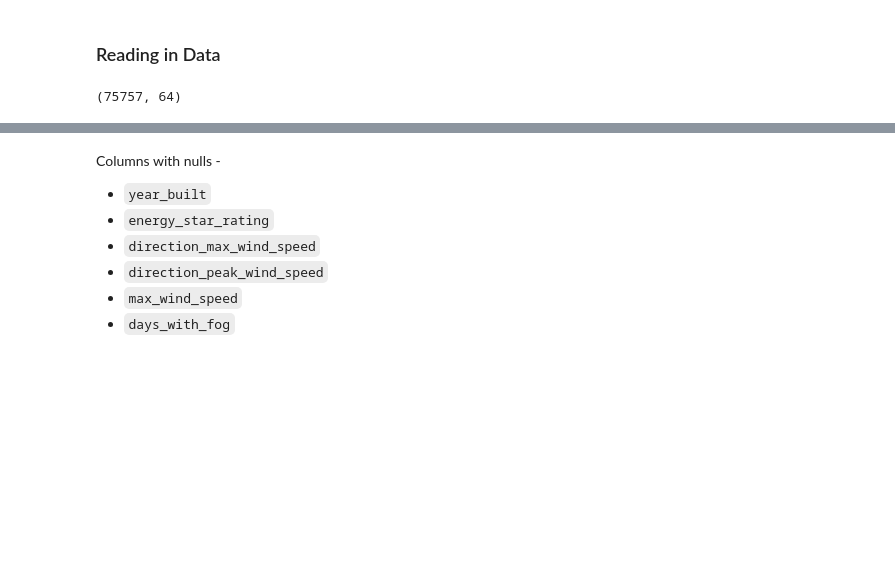
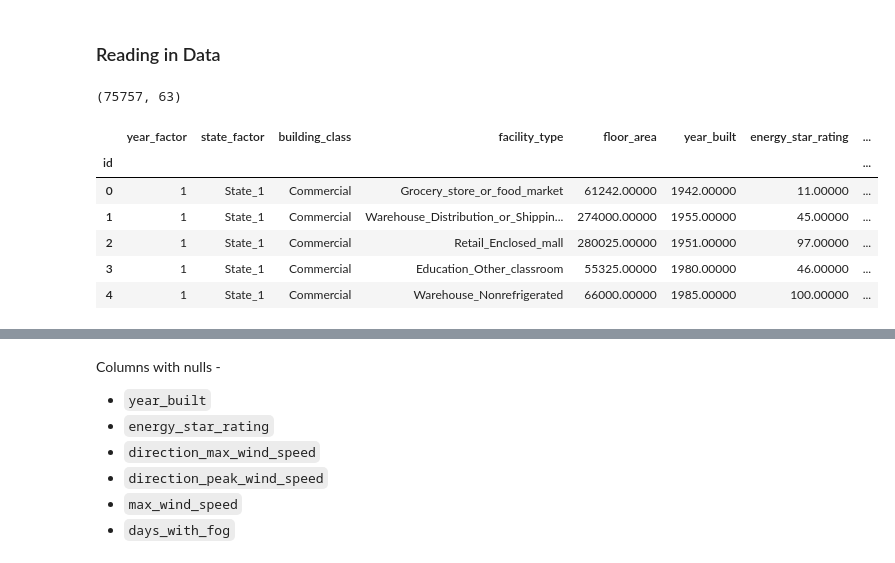
Before and after one commit to NeilBardhan/wids-datathon, a Jupyter notebook: notebooks/0-data-exploration.ipynb, the cells around one changed output, grey strips where cells are left out. Drawn from its saved outputs; the diff is of its cells as text; code cells hidden in the pictures; blank space fills up the shorter version.

```diff
--- a/notebooks/0-data-exploration.ipynb
+++ b/notebooks/0-data-exploration.ipynb
@@ -67,9 +73,18 @@ test_fname = 'test.csv'
 # %%
 train_df = pd.read_csv(DATA_PATH + train_fname, header='infer', low_memory=False)
 train_df.columns = [x.lower() for x in train_df.columns]
+train_df.set_index('id', inplace=True)
 print(train_df.shape)
+train_df.head()
 # %% [output]
-(75757, 64)
+(75757, 63)
+|  | year_factor | state_factor | building_class | facility_type | floor_area | year_built | energy_star_rating | ... |
+| id |  |  |  |  |  |  |  | ... |
+| 0 | 1 | State_1 | Commercial | Grocery_store_or_food_market | 61242.00000 | 1942.00000 | 11.00000 | ... |
+| 1 | 1 | State_1 | Commercial | Warehouse_Distribution_or_Shippin... | 274000.00000 | 1955.00000 | 45.00000 | ... |
+| 2 | 1 | State_1 | Commercial | Retail_Enclosed_mall | 280025.00000 | 1951.00000 | 97.00000 | ... |
+| 3 | 1 | State_1 | Commercial | Education_Other_classroom | 55325.00000 | 1980.00000 | 46.00000 | ... |
+| 4 | 1 | State_1 | Commercial | Warehouse_Nonrefrigerated | 66000.00000 | 1985.00000 | 100.00000 | ... |
 # %%
 test_df = pd.read_csv(DATA_PATH + test_fname, header='infer', low_memory=False)
 test_df.columns = [x.lower() for x in test_df.columns]
```
Also changed, not shown: parts of 22 cells of this notebook, 3 other files.
